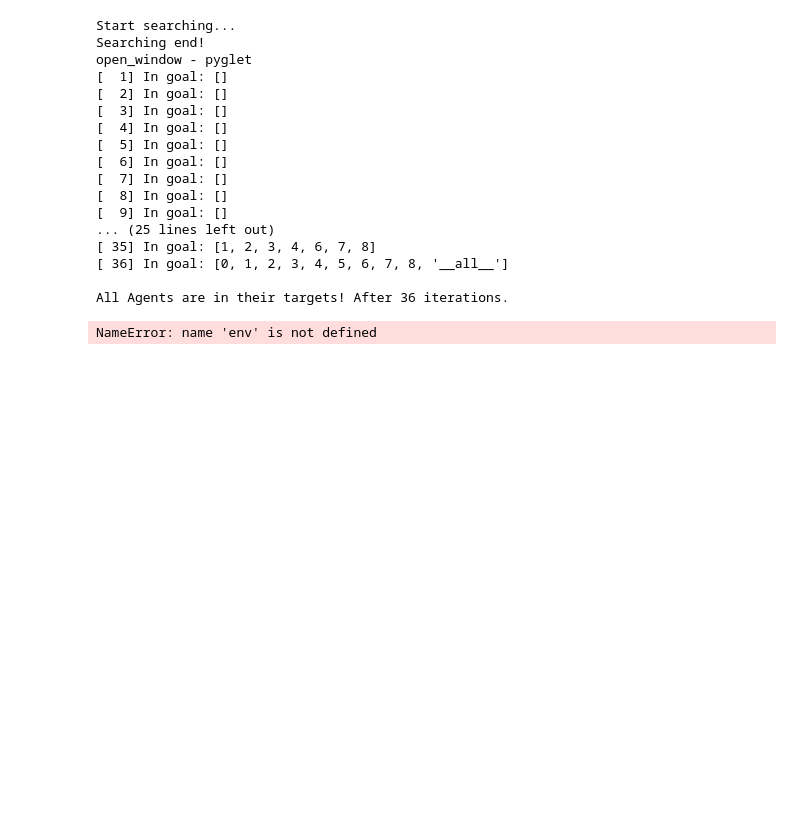
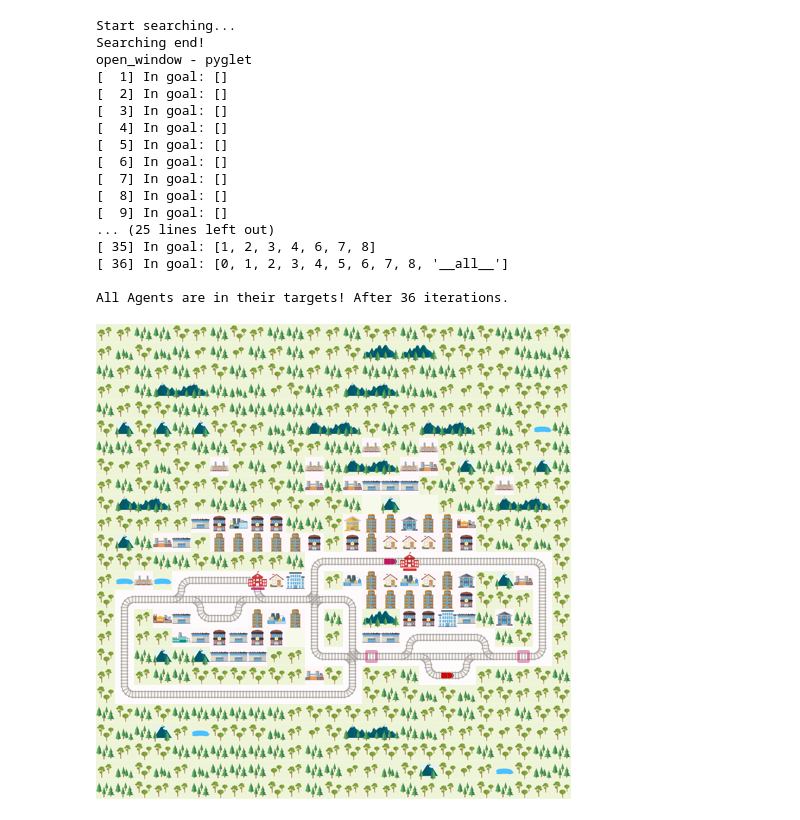
Before and after one commit to kaiserm99/Bachelor-Arbeit-KI, a Jupyter notebook: first_steps/first_steps_cbs.ipynb, the cells around one changed output. Drawn from its saved outputs; the diff is of its cells as text; code cells hidden in the pictures; blank space fills up the shorter version.

```diff
--- a/first_steps/first_steps_cbs.ipynb
+++ b/first_steps/first_steps_cbs.ipynb
@@ -180,29 +180,29 @@ def get_scheudueles(env, outfilename="out.yaml"):
 # %%
 def render_env(env):
     env_renderer = RenderTool(env, gl="PILSVG")
 
     for i in range(env.get_num_agents()):
 
         if i == 1:
-            env.dev_obs_dict[i] = [(13, 9)]
+            env.dev_obs_dict[i] = [(17, 14) , (17, 22)]
 
         elif i == -1:
             env.dev_obs_dict[i] = [(10, 41), (10, 42), (11, 42), (11, 43), (11, 44), (11, 45), (11, 46), (12, 46), (13, 46), (14, 46), (15, 46), (16, 46), (17, 46), (18, 46), (19, 46), (20, 46), (21, 46), (22, 46), (23, 46), (24, 46), (25, 46), (26, 46), (27, 46), (28, 46), (29, 46), (30, 46), (31, 46), (32, 46), (33, 46), (33, 46), (33, 46), (33, 45), (33, 44), (33, 43), (33, 42), (33, 41), (33, 40), (33, 39), (33, 38), (33, 37), (33, 36), (34, 36), (34, 35), (34, 34), (34, 33), (34, 32), (34, 31), (35, 31), (36, 31), (36, 31), (37, 31), (37, 30), (38, 30), (38, 29), (38, 28), (38, 27), (38, 26), (38, 25), (38, 24), (37, 24), (36, 24), (35, 24), (34, 24), (33, 24), (32, 24), (31, 24), (30, 24), (29, 24), (28, 24), (27, 24), (26, 24), (25, 24), (24, 24), (23, 24), (22, 24), (21, 24), (21, 25), (20, 25), (19, 25), (19, 26), (18, 26), (17, 26)]
 
         else:
             env.dev_obs_dict[i] = [(33, 45)]
 
 
 
     env_renderer.render_env(show=True, frames=False, show_observations=True, show_predictions=False)
 
     image = env_renderer.get_image()
     pil_image = PIL.Image.fromarray(image)
     display(pil_image)
 
 render_env(env)
 # %% [output]
-NameError: name 'env' is not defined
+[figure, added]
 # %%
 """
 rail_generator=sparse_rail_generator(
```
Also changed, not shown: parts of 3 cells of this notebook, 10 other files.
